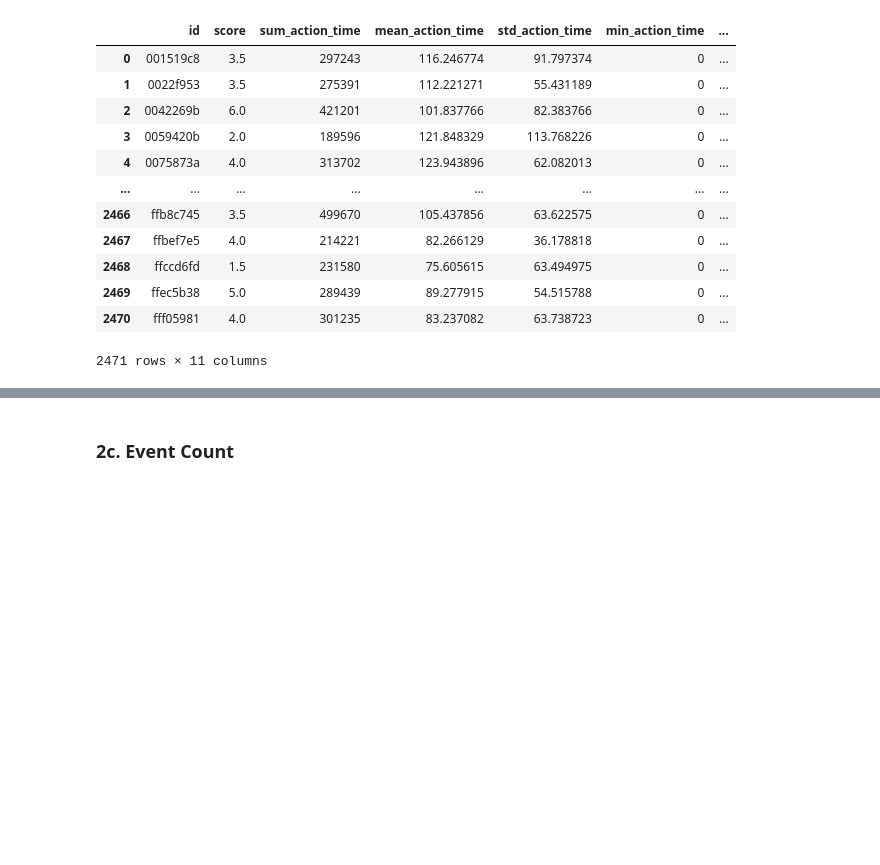
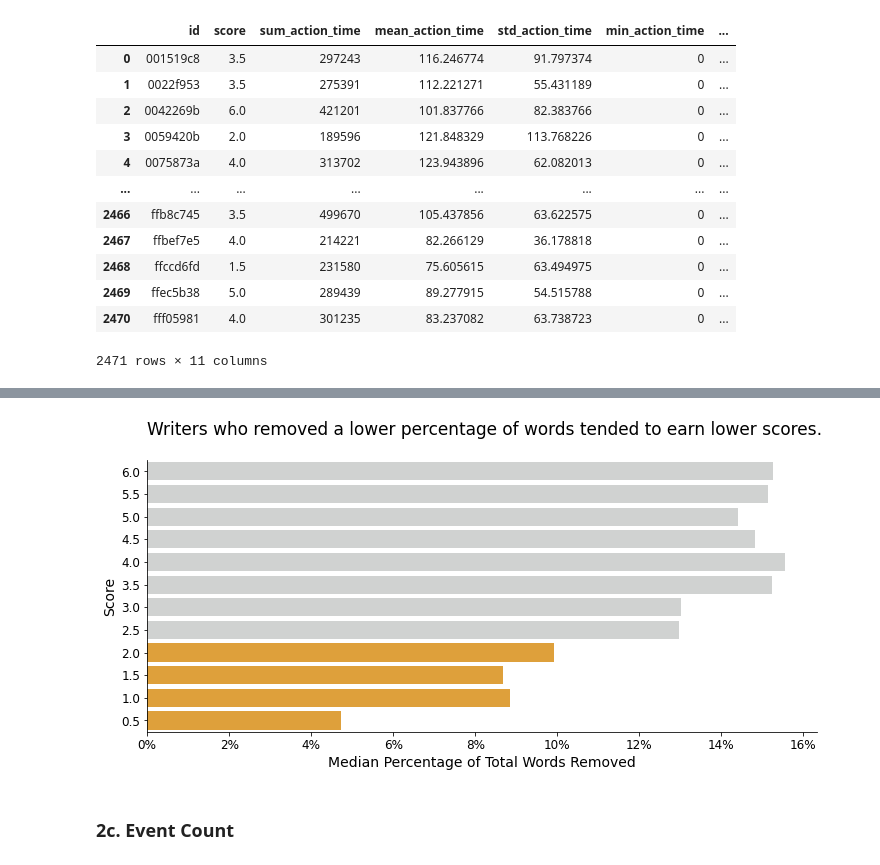
Before and after one commit to ahendricks2/EssayKeystrokes, a Jupyter notebook: Preprocessing_Notebook.ipynb, the cells around one changed output, grey strips where cells are left out. Drawn from its saved outputs; the diff is of its cells as text; code cells hidden in the pictures; blank space fills up the shorter version.

```diff
--- a/Preprocessing_Notebook.ipynb
+++ b/Preprocessing_Notebook.ipynb
@@ -461,3 +540,36 @@ full_df
+# %%
+wc_viz_df['%_words_removed'] = 1 - wc_viz_df['word_count_%_total']
+# %%
+wc_viz_df.loc[viz_df['score']>=2.5,'wr_alpha'] = .5
+wc_viz_df.loc[viz_df['score']<=2,'wr_alpha'] = 1
+# %%
+# Defining a custom color palette for the bars in the bar plot
+
+wr_custom_palette = ['#F9A620' if score <= 2 else '#A2A7A5' for score in viz_df['score']]
+# %%
+plt.figure(figsize = (12,5))
+ax = sns.barplot(x='%_words_removed',y='score',data=wc_viz_df,orient='h',palette=wr_custom_palette)
+
+plt.gca().invert_yaxis()
+plt.gca().xaxis.set_major_formatter(FuncFormatter(lambda x, _: '{:.0%}'.format(x)))
+
+# Applying different transparencies to different bars
+for bar, alpha in zip(ax.containers[0], wc_viz_df['wr_alpha']):
+    bar.set_alpha(alpha)
+
+# Formatting the title and subtitle
+title_text = "Writers who removed a lower percentage of words tended to earn lower scores."
+plt.title(title_text, loc='left', pad=25, fontsize= 17)
+
+# Formatting final attributes
+plt.xlabel('Median Percentage of Total Words Removed', fontsize=14)
+plt.xticks(fontsize=12)
+plt.ylabel('Score', fontsize=14)
+plt.yticks(fontsize=12)
+sns.despine()
+plt.show();
+# %% [output]
+[figure, added]
 # %% [markdown]
 ### 2c. Event Count
 # %% [markdown]
```
Also changed, not shown: parts of 33 cells of this notebook.
